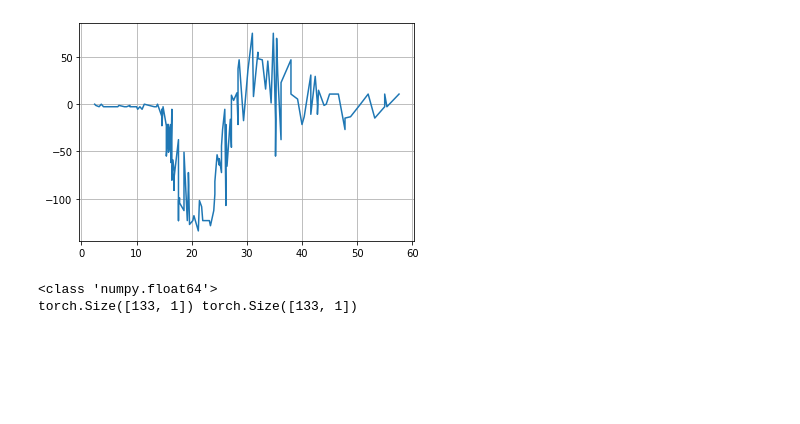
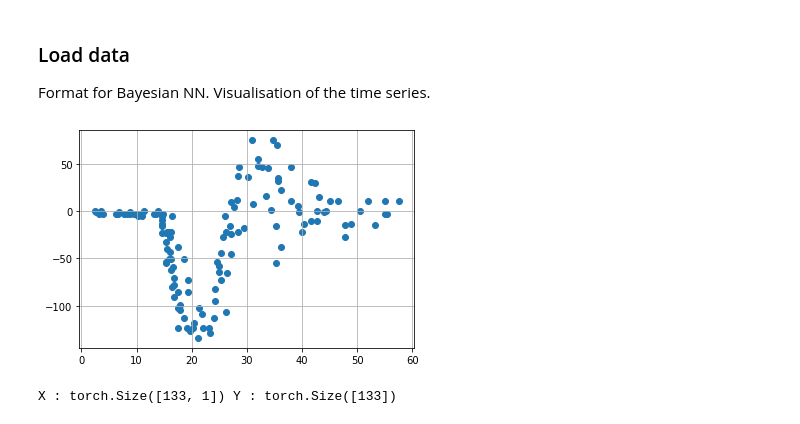
Before and after one commit to nalatraz/DeepLearning_Project7a, a Jupyter notebook: Bayesian Linear - Motorcycle Test.ipynb, the cells around one changed output. Drawn from its saved outputs; the diff is of its cells as text; code cells hidden in the pictures; blank space fills up the shorter version.

```diff
--- a/Bayesian Linear - Motorcycle Test.ipynb
+++ b/Bayesian Linear - Motorcycle Test.ipynb
@@ -15,23 +24,30 @@ from Loss import BKLLoss
+# %% [markdown]
+### Load data
+Format for Bayesian NN. Visualisation of the time series.
 # %%
-data = pd.read_csv('motorcycle.csv')
+# Load data
+data = pd.read_csv('Data/motorcycle.csv')
+
+# Plotting the timeseries
+plt.figure()
+plt.scatter(data['times'], data['accel'])
+plt.grid()
+plt.show()
+
+# Conversion to float tensors
+x = np.array(data['times'])
+y = np.array(data['accel'])
+
+x = torch.unsqueeze(torch.from_numpy(x), dim=1)
+y = torch.from_numpy(y)
+
+x = x.float()
+y = y.float()
+
+x_np = x.squeeze().numpy()
+y_np = y.squeeze().numpy()
+
+print('X :', x.shape, 'Y :', y.shape)
+# %% [output]
+[figure, added]
+X : torch.Size([133, 1]) Y : torch.Size([133])
-# %%
-plt.figure()
-plt.plot(data['times'], data['accel'])
-plt.grid()
-plt.show()
-# %% [output]
-[figure, removed]
-# %%
-x = np.array(data['times'])
-y = np.array(data['accel'])
-print(type(x[0]))
-x = torch.unsqueeze(torch.from_numpy(x), dim=1)
-y = torch.unsqueeze(torch.from_numpy(y), dim=1)
-
-x = x.float()
-y = y.float()
-
-print(x.shape, y.shape)
-# %% [output]
-<class 'numpy.float64'>
-torch.Size([133, 1]) torch.Size([133, 1])
```
Also changed, not shown: parts of 11 cells of this notebook.
